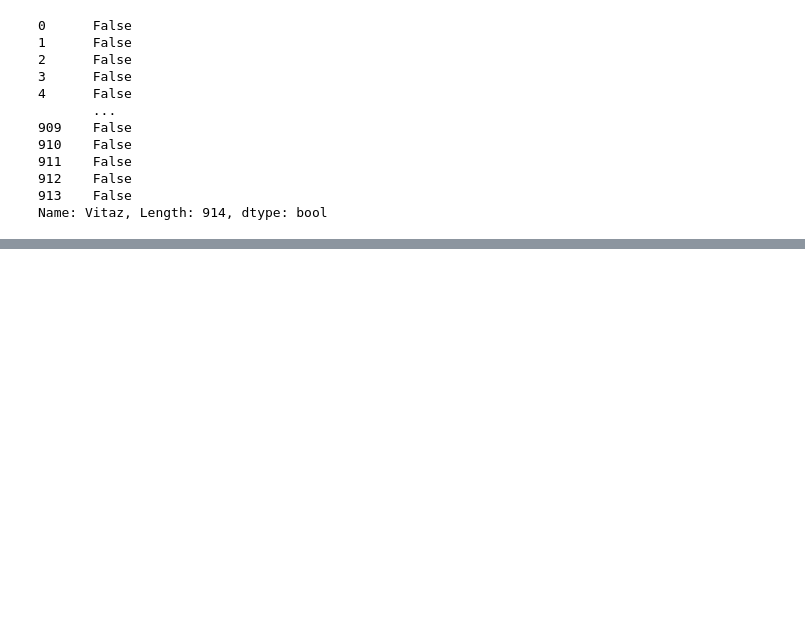
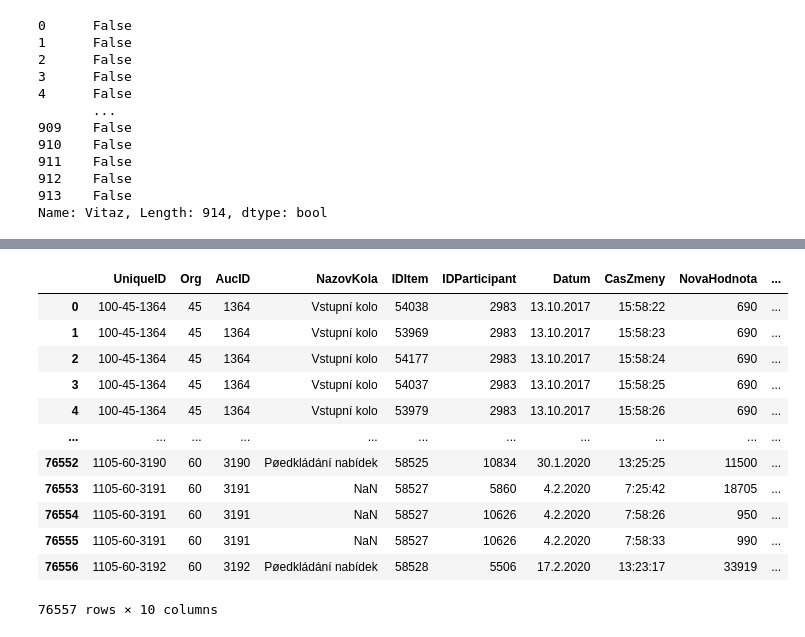
Before and after one commit to Sebion/ElektronickeObchodovanie, a Jupyter notebook: noveupravystaresapokazili.ipynb, the cells around one changed output, grey strips where cells are left out. Cells and saved outputs as stored; diff of their text form; code cells hidden in the pictures; blank space fills up the shorter version.

```diff
--- a/noveupravystaresapokazili.ipynb
+++ b/noveupravystaresapokazili.ipynb
@@ -98,0 +124,16 @@ Name: Vitaz, Length: 914, dtype: bool
+# %%
+data
+# %% [output]
+|  | UniqueID | Org | AucID | NazovKola | IDItem | IDParticipant | Datum | CasZmeny | NovaHodnota | ... |
+| 0 | 100-45-1364 | 45 | 1364 | Vstupní kolo | 54038 | 2983 | 13.10.2017 | 15:58:22 | 690 | ... |
+| 1 | 100-45-1364 | 45 | 1364 | Vstupní kolo | 53969 | 2983 | 13.10.2017 | 15:58:23 | 690 | ... |
+| 2 | 100-45-1364 | 45 | 1364 | Vstupní kolo | 54177 | 2983 | 13.10.2017 | 15:58:24 | 690 | ... |
+| 3 | 100-45-1364 | 45 | 1364 | Vstupní kolo | 54037 | 2983 | 13.10.2017 | 15:58:25 | 690 | ... |
+| 4 | 100-45-1364 | 45 | 1364 | Vstupní kolo | 53979 | 2983 | 13.10.2017 | 15:58:26 | 690 | ... |
+| ... | ... | ... | ... | ... | ... | ... | ... | ... | ... | ... |
+| 76552 | 1105-60-3190 | 60 | 3190 | Pøedkládání nabídek | 58525 | 10834 | 30.1.2020 | 13:25:25 | 11500 | ... |
+| 76553 | 1105-60-3191 | 60 | 3191 | NaN | 58527 | 5860 | 4.2.2020 | 7:25:42 | 18705 | ... |
+| 76554 | 1105-60-3191 | 60 | 3191 | NaN | 58527 | 10626 | 4.2.2020 | 7:58:26 | 950 | ... |
+| 76555 | 1105-60-3191 | 60 | 3191 | NaN | 58527 | 10626 | 4.2.2020 | 7:58:33 | 990 | ... |
+| 76556 | 1105-60-3192 | 60 | 3192 | Pøedkládání nabídek | 58528 | 5506 | 17.2.2020 | 13:23:17 | 33919 | ... |
+76557 rows × 10 columns
```
Also changed, not shown: parts of 16 cells of this notebook, 3 other files.
